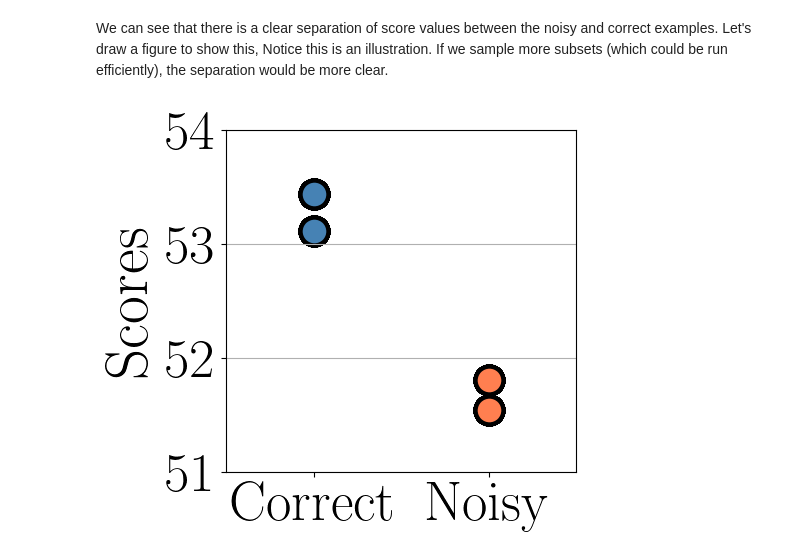
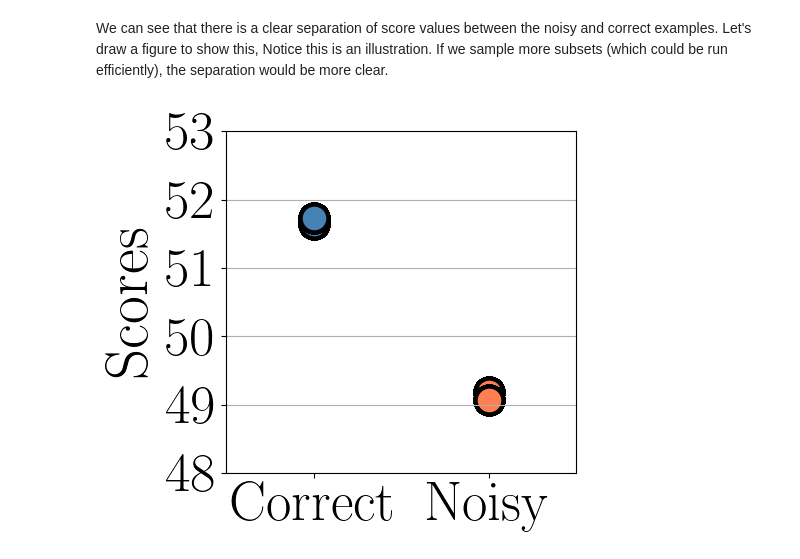
Before and after one commit to VirtuosoResearch/Scalable-finetuning, a Jupyter notebook: examples/example_noisy_synthetic_addition_task.ipynb, the cells around one changed output. Saved outputs shown, nothing was run; the diff lists cells and outputs as text; code cells hidden in the pictures.

```diff
--- a/examples/example_noisy_synthetic_addition_task.ipynb
+++ b/examples/example_noisy_synthetic_addition_task.ipynb
@@ -783,7 +608,7 @@ def first_order_approximation(data_idxes, batch_size=64):
     gradients = gradients*mask
 
     # train a logistic regression model
-    clf = LogisticRegression(random_state=0, penalty='l2', C=4e-2, solver='liblinear')
+    clf = LogisticRegression(random_state=0, penalty='l2', C=6e-2, solver='liblinear')
     clf.fit(gradients, labels)
     print(clf.score(gradients, labels))
 
@@ -798,7 +623,7 @@ def first_order_approximation(data_idxes, batch_size=64):
     model.load_state_dict(pretrain_state_dict)
     model.load_state_dict(finetuned_state_dict, strict=False)
 
-    results = valid_epoch(0)
+    results = valid_epoch()
     return results
 # %%
 # First on a group of data samples that have more correct samples
@@ -911,8 +736,8 @@ results_dir = "./results/noisy_addition/"
 if not os.path.exists(results_dir):
     os.makedirs(results_dir)
 
-for i in range(100):
-    sampled_groups = np.random.choice(20, 6, replace=False)
+for i in range(200):
+    sampled_groups = np.random.choice(20, 7, replace=False)
     subset_idxes = np.concatenate([
         data_groups[int(j)] for j in sampled_groups
     ])
@@ -979,33 +803,33 @@ We can see that there is a clear separation of score values between the noisy an
 # illustrate scores on a line
 import matplotlib.pyplot as plt
 import math
 import numpy as np
 import matplotlib as mpl
 from matplotlib import rc
 import seaborn as sns
 rc('font',**{'family':'sans-serif','sans-serif':['Helvetica']})
 mpl.rcParams['savefig.dpi'] = 1200
 mpl.rcParams['text.usetex'] = True  # not really needed
 plt.rc('text', usetex=True)
 plt.rc('font', family='serif')
 
 fig, ax = plt.subplots(figsize=(5,4.5))
 
 rng = np.random.default_rng(0)
 idxes_1 = np.arange(0, 50)
-idxes_2 = np.arange(450, 500)
+idxes_2 = np.arange(400, 450)
 
 ax.scatter(np.ones(len(idxes_1)), scores[idxes_1], c="steelblue", s=400, linewidths=3, edgecolors="black")
 ax.scatter(2*np.ones(len(idxes_2)), scores[idxes_2], c="coral", s=400, linewidths=3, edgecolors="black")
 plt.xticks([1, 2], ["Correct", "Noisy"])
 plt.xlim(0.5, 2.5)
-plt.yticks([51, 52, 53, 54])
+plt.yticks([48, 49, 50, 51, 52, 53])
 plt.ylabel("Scores", fontsize=44)
 ax.tick_params(axis='both', which='major', labelsize=40)
 ax.tick_params(axis='both', which='minor', labelsize=40)
 
 plt.tight_layout()
 plt.grid(alpha=1, axis='y')
 plt.show()
 # %% [output]
-[figure, old version]
+[figure, new version]
```
Also changed, not shown: parts of 14 cells of this notebook, 2 other files.
